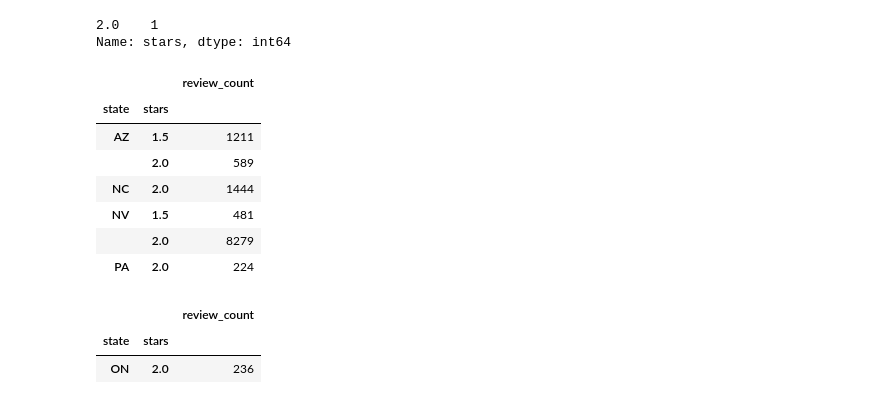
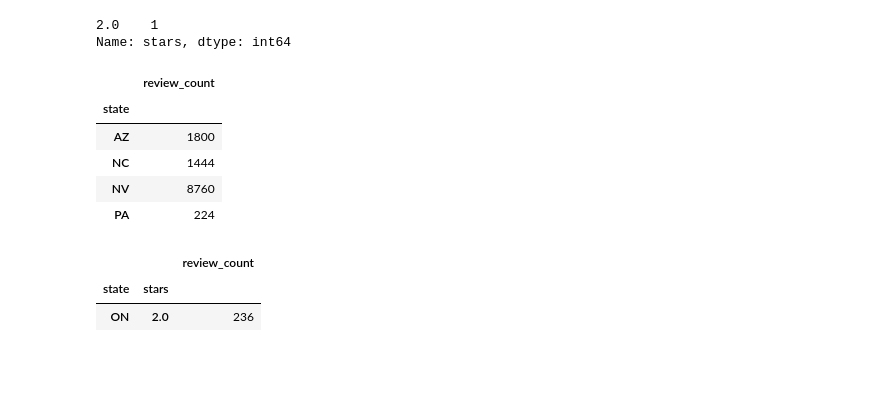
Before and after one commit to CS-UCR/final-project-order-66, a Jupyter notebook: Phase3.ipynb, the cells around one changed output. Cells and saved outputs as stored; diff of their text form; code cells hidden in the pictures; blank space fills up the shorter version.

```diff
--- a/Phase3.ipynb
+++ b/Phase3.ipynb
@@ -229,16 +234,14 @@ canada_Q2['stars'].value_counts()
 2.0    1
 Name: stars, dtype: int64
 # %%
-usa_Q2.groupby(['state', 'stars']).sum().drop(columns=(['is_open','hours','index']))
+usa_Q2.groupby(['state']).sum().drop(columns=(['is_open','hours','index', 'stars']))
 # %% [output]
-|  |  | review_count |
-| state | stars |  |
-| AZ | 1.5 | 1211 |
-|  | 2.0 | 589 |
-| NC | 2.0 | 1444 |
-| NV | 1.5 | 481 |
-|  | 2.0 | 8279 |
-| PA | 2.0 | 224 |
+|  | review_count |
+| state |  |
+| AZ | 1800 |
+| NC | 1444 |
+| NV | 8760 |
+| PA | 224 |
 # %%
 canada_Q2.groupby(['state','stars']).sum().drop(columns=(['is_open','hours','index']))
 # %% [output]
```
Also changed, not shown: parts of 3 cells of this notebook.
